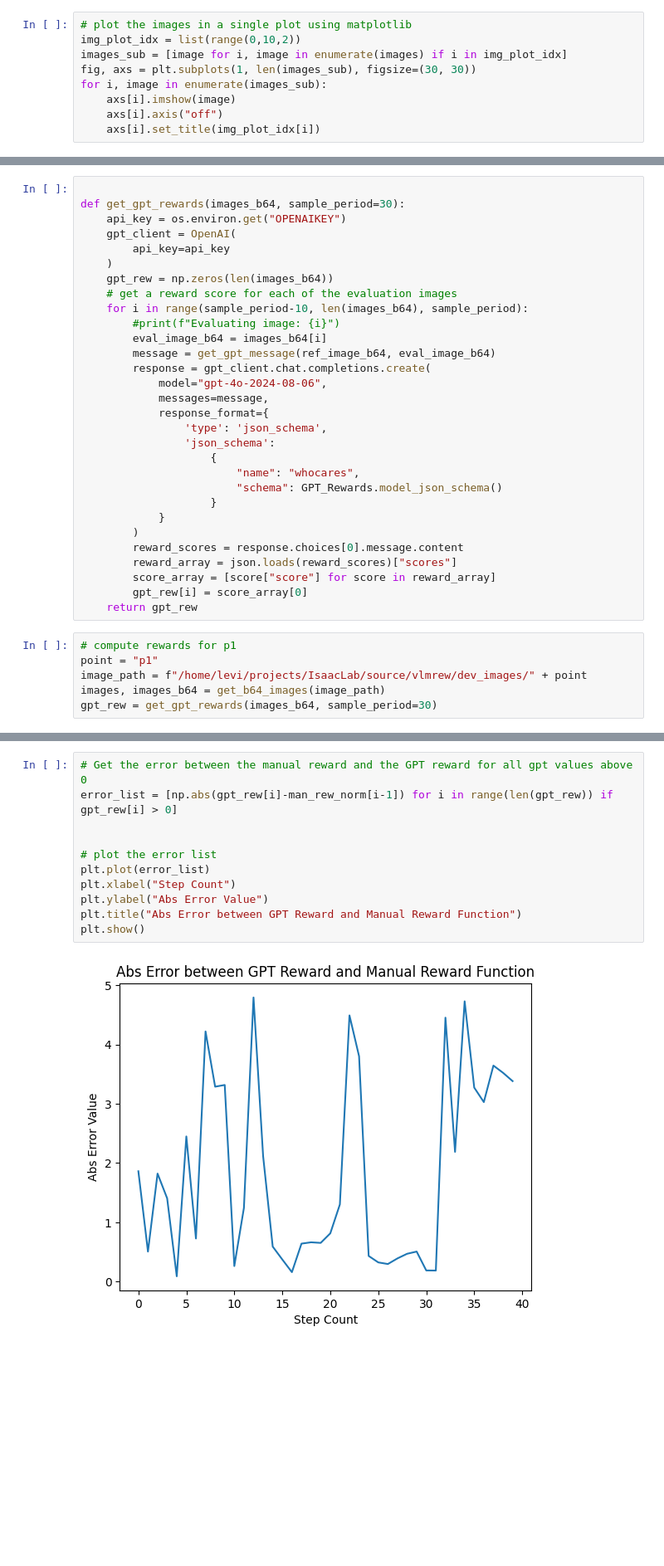
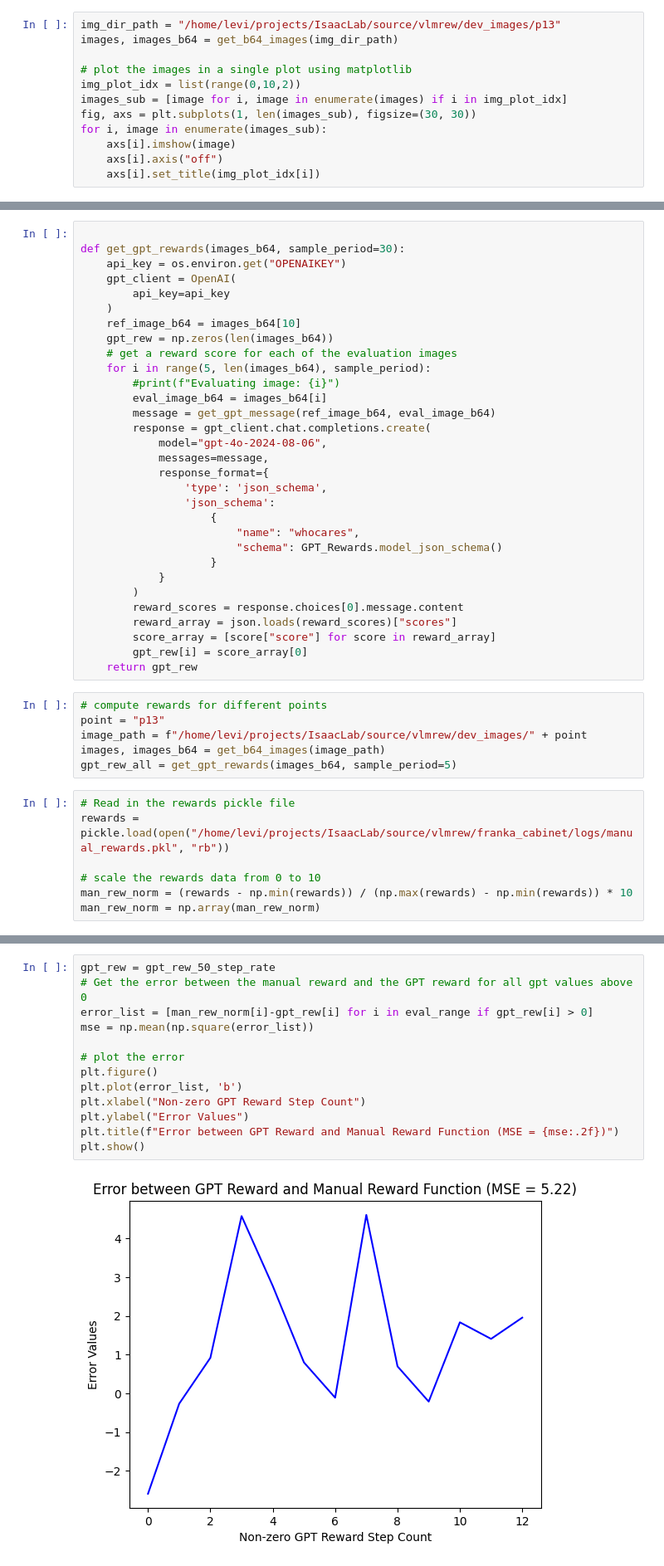
Before and after one commit to levi-kennedy/IsaacLab, a Jupyter notebook: source/vlmrew/franka_cabinet/gpt_experiments.ipynb, the cells around one changed output, grey strips where cells are left out. Shown: that part at 83% size. Saved outputs shown, nothing was run; the diff lists cells and outputs as text; blank space fills up the shorter version.

```diff
--- a/source/vlmrew/franka_cabinet/gpt_experiments.ipynb
+++ b/source/vlmrew/franka_cabinet/gpt_experiments.ipynb
@@ -40,6 +40,9 @@ def get_b64_images(img_dir_path):
             images_b64.append(encode_image(os.path.join(img_dir_path, file)))
     return images, images_b64
 # %%
+img_dir_path = "/home/levi/projects/IsaacLab/source/vlmrew/dev_images/p13"
+images, images_b64 = get_b64_images(img_dir_path)
+
 # plot the images in a single plot using matplotlib
 img_plot_idx = list(range(0,10,2))
 images_sub = [image for i, image in enumerate(images) if i in img_plot_idx]
@@ -109,9 +112,10 @@ def get_gpt_rewards(images_b64, sample_period=30):
     gpt_client = OpenAI(
         api_key=api_key
     )
+    ref_image_b64 = images_b64[10]
     gpt_rew = np.zeros(len(images_b64))
     # get a reward score for each of the evaluation images
-    for i in range(sample_period-10, len(images_b64), sample_period):
+    for i in range(5, len(images_b64), sample_period):
         #print(f"Evaluating image: {i}")
         eval_image_b64 = images_b64[i]
         message = get_gpt_message(ref_image_b64, eval_image_b64)
@@ -133,8 +137,15 @@ def get_gpt_rewards(images_b64, sample_period=30):
         gpt_rew[i] = score_array[0]
     return gpt_rew
 # %%
-# compute rewards for p1
-point = "p1"
+# compute rewards for different points
+point = "p13"
 image_path = f"/home/levi/projects/IsaacLab/source/vlmrew/dev_images/" + point
 images, images_b64 = get_b64_images(image_path)
-gpt_rew = get_gpt_rewards(images_b64, sample_period=30)
+gpt_rew_all = get_gpt_rewards(images_b64, sample_period=5)
+# %%
+# Read in the rewards pickle file
+rewards = pickle.load(open("/home/levi/projects/IsaacLab/source/vlmrew/franka_cabinet/logs/manual_rewards.pkl", "rb"))
+
+# scale the rewards data from 0 to 10
+man_rew_norm = (rewards - np.min(rewards)) / (np.max(rewards) - np.min(rewards)) * 10
+man_rew_norm = np.array(man_rew_norm)
@@ -141,13 +268,15 @@ gpt_rew = get_gpt_rewards(images_b64, sample_period=30)
 # %%
+gpt_rew = gpt_rew_50_step_rate
 # Get the error between the manual reward and the GPT reward for all gpt values above 0
-error_list = [np.abs(gpt_rew[i]-man_rew_norm[i-1]) for i in range(len(gpt_rew)) if gpt_rew[i] > 0]
+error_list = [man_rew_norm[i]-gpt_rew[i] for i in eval_range if gpt_rew[i] > 0]
+mse = np.mean(np.square(error_list))
 
-
-# plot the error list
-plt.plot(error_list)
-plt.xlabel("Step Count")
-plt.ylabel("Abs Error Value")
-plt.title("Abs Error between GPT Reward and Manual Reward Function")
+# plot the error
+plt.figure()
+plt.plot(error_list, 'b')
+plt.xlabel("Non-zero GPT Reward Step Count")
+plt.ylabel("Error Values")
+plt.title(f"Error between GPT Reward and Manual Reward Function (MSE = {mse:.2f})")
 plt.show()
 # %% [output]
-[figure, old version]
+[figure, new version]
```
Also changed, not shown: parts of 24 cells of this notebook, 2 other files.
